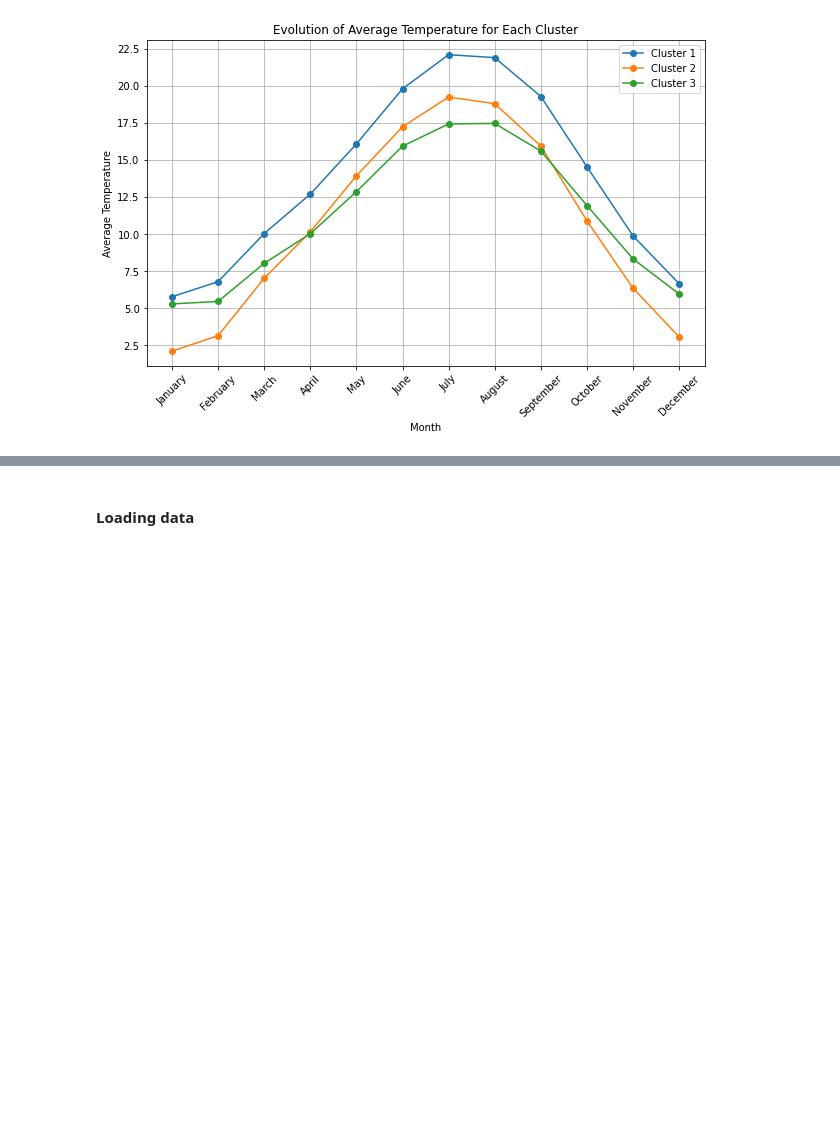
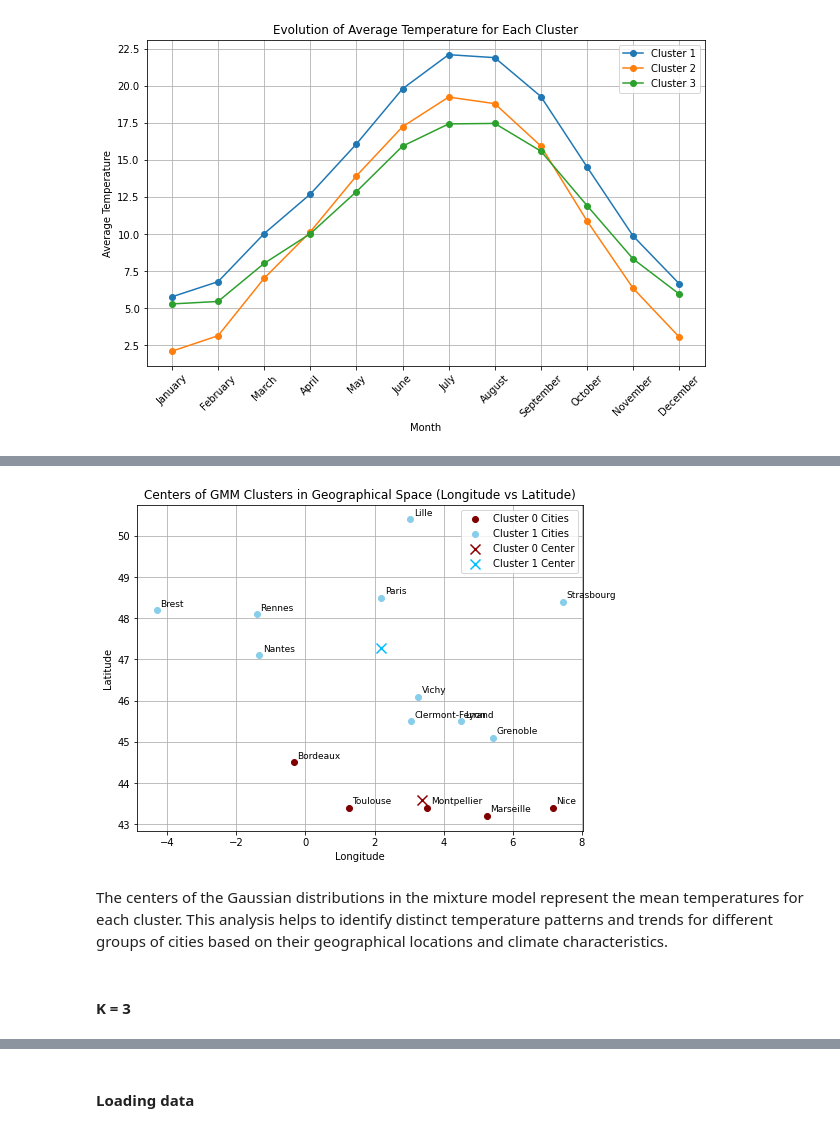
Before and after one commit to YessineMkaouar/Practical-Machine-Learning, a Jupyter notebook: temp.ipynb, the cells around one changed output, grey strips where cells are left out. Cells and saved outputs as stored; diff of their text form; code cells hidden in the pictures; blank space fills up the shorter version.

Commit message:
Add GMM Model for temprature data

```diff
--- a/temp.ipynb
+++ b/temp.ipynb
@@ -282,0 +362,35 @@ plt.show()
+# %%
+# Calculate the geographical centers (latitude and longitude) for each cluster
+cluster_0_center = [latitude[labels == 0].mean(), longitude[labels == 0].mean()]
+cluster_1_center = [latitude[labels == 1].mean(), longitude[labels == 1].mean()]
+
+# Plot the geographical position of the cities with the cluster centers
+plt.figure(figsize=(8, 6))
+
+# Scatter plot for cities in Cluster 0 (e.g., red)
+plt.scatter(longitude[labels == 0], latitude[labels == 0], color='maroon', marker='o', label='Cluster 0 Cities')
+
+# Scatter plot for cities in Cluster 1 (e.g., blue)
+plt.scatter(longitude[labels == 1], latitude[labels == 1], color='skyblue', marker='o', label='Cluster 1 Cities')
+
+# Plot the cluster centers
+plt.scatter(cluster_0_center[1], cluster_0_center[0], color='darkred', label='Cluster 0 Center', marker='x', s=100)
+plt.scatter(cluster_1_center[1], cluster_1_center[0], color='deepskyblue', label='Cluster 1 Center', marker='x', s=100)
+
+# Annotate the cities with their names
+for i, ville in enumerate(villes):
+    plt.text(longitude[i] + 0.1, latitude[i] + 0.1, ville, fontsize=9)
+
+# Add plot titles and labels
+plt.title('Centers of GMM Clusters in Geographical Space (Longitude vs Latitude)')
+plt.xlabel('Longitude')
+plt.ylabel('Latitude')
+plt.legend()
+plt.grid(True)
+plt.show()
+# %% [output]
+[figure, added]
+# %% [markdown]
+The centers of the Gaussian distributions in the mixture model represent the mean temperatures for each cluster. This analysis helps to identify distinct temperature patterns and trends for different groups of cities based on their geographical locations and climate characteristics.
+# %% [markdown]
+#### K = 3
```
Also changed, not shown: parts of 21 cells of this notebook.
